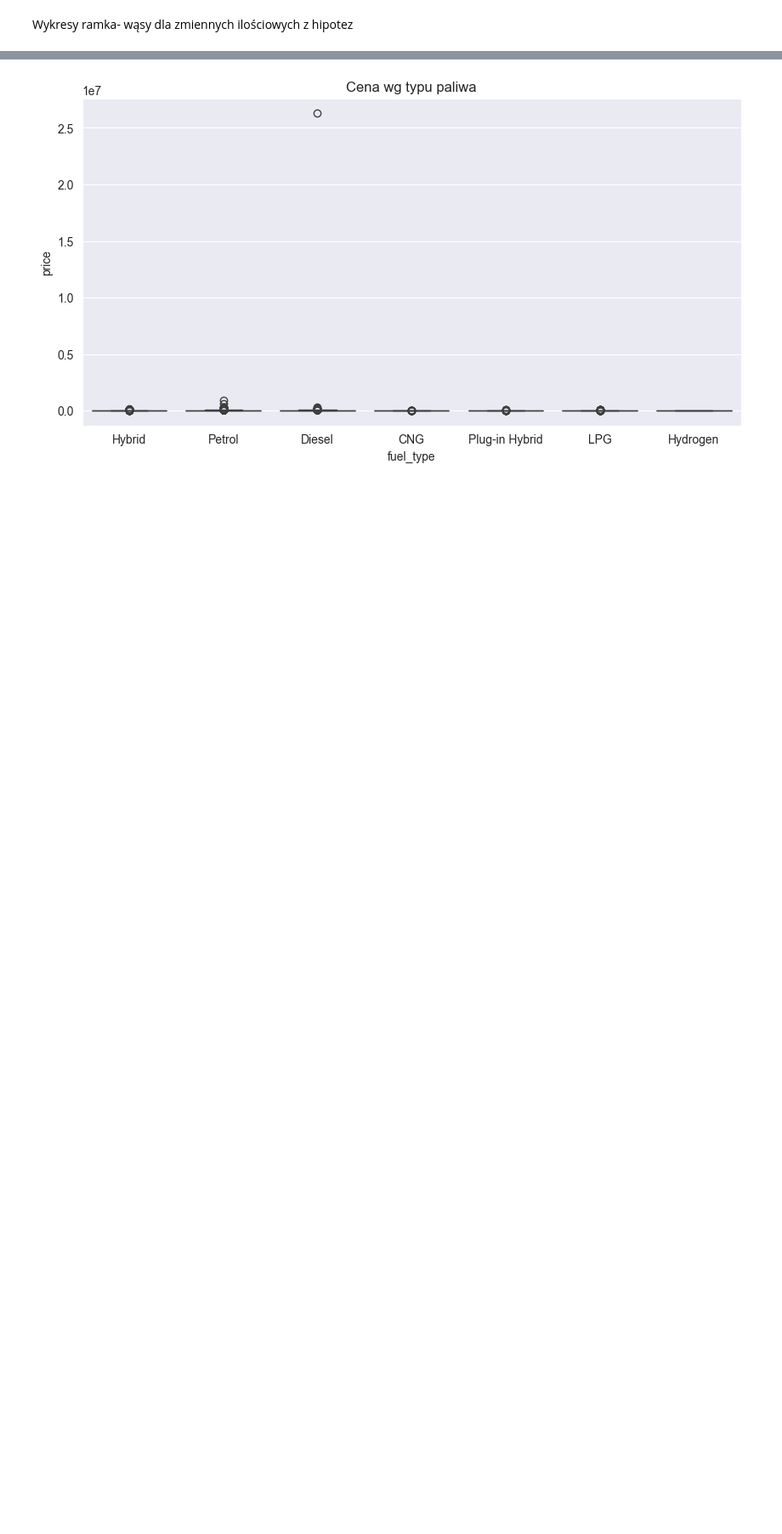
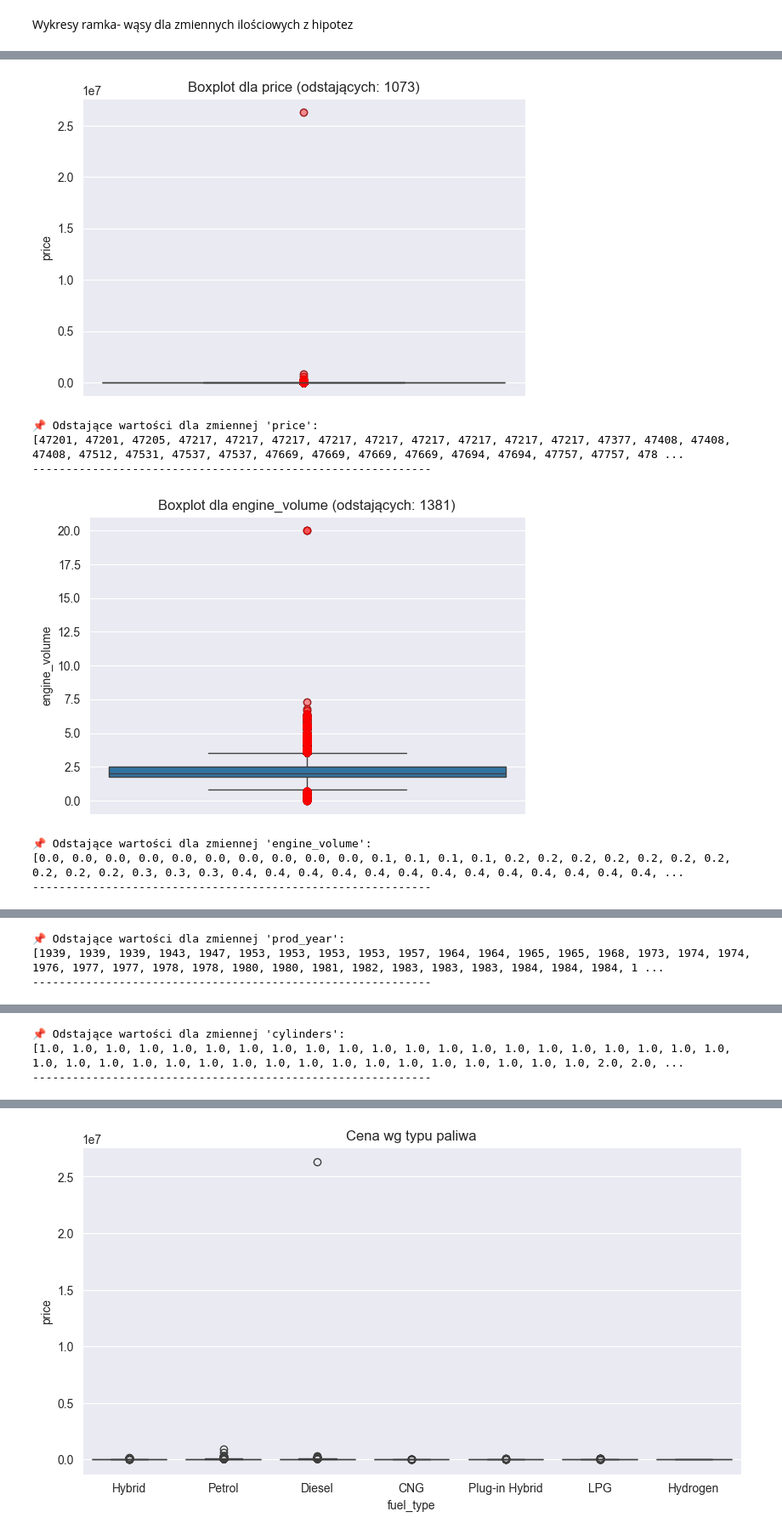
Before and after one commit to julia6twp/eksploracja_projekt, a Jupyter notebook: model1.ipynb, the cells around one changed output, grey strips where cells are left out. Shown at 85% size. Cells and saved outputs as stored; diff of their text form; code cells hidden in the pictures; blank space fills up the shorter version.

```diff
--- a/model1.ipynb
+++ b/model1.ipynb
@@ -334,0 +488,43 @@ Wykresy ramka- wąsy dla zmiennych ilościowych z hipotez
+# %%
+import seaborn as sns
+import matplotlib.pyplot as plt
+
+num_vars = ['price', 'engine_volume', 'prod_year', 'cylinders', 'airbags']
+
+for var in num_vars:
+    plt.figure(figsize=(6, 4))
+
+    # Oblicz Q1, Q3 i IQR
+    Q1 = df[var].quantile(0.25)
+    Q3 = df[var].quantile(0.75)
+    IQR = Q3 - Q1
+    lower_bound = Q1 - 1.5 * IQR
+    upper_bound = Q3 + 1.5 * IQR
+
+    # Znajdź wartości odstające
+    outliers = df[(df[var] < lower_bound) | (df[var] > upper_bound)][var]
+
+    # Wykres boxplot
+    sns.boxplot(y=var, data=df, showfliers=True)
+    plt.title(f'Boxplot dla {var} (odstających: {len(outliers)})')
+
+    # Zaznacz wartości odstające jako czerwone punkty
+    for val in outliers:
+        plt.plot(0, val, 'ro', alpha=0.4)
+
+    plt.tight_layout()
+    plt.show()
+
+    # Wypisz wartości odstające
+    print(f"\n📌 Odstające wartości dla zmiennej '{var}':")
+    print(outliers.sort_values().to_list())
+    print("-" * 60)
+# %% [output]
+[figure, added]
+📌 Odstające wartości dla zmiennej 'price':
+[47201, 47201, 47205, 47217, 47217, 47217, 47217, 47217, 47217, 47217, 47217, 47217, 47377, 47408, 47408, 47408, 47512, 47531, 47537, 47537, 47669, 47669, 47669, 47669, 47694, 47694, 47757, 47757, 478 ...
+------------------------------------------------------------
+[figure, added]
+📌 Odstające wartości dla zmiennej 'engine_volume':
+[0.0, 0.0, 0.0, 0.0, 0.0, 0.0, 0.0, 0.0, 0.0, 0.0, 0.1, 0.1, 0.1, 0.1, 0.2, 0.2, 0.2, 0.2, 0.2, 0.2, 0.2, 0.2, 0.2, 0.2, 0.3, 0.3, 0.3, 0.4, 0.4, 0.4, 0.4, 0.4, 0.4, 0.4, 0.4, 0.4, 0.4, 0.4, 0.4, 0.4, ...
+------------------------------------------------------------
@@ -334,0 +532,3 @@ Wykresy ramka- wąsy dla zmiennych ilościowych z hipotez
+📌 Odstające wartości dla zmiennej 'prod_year':
+[1939, 1939, 1939, 1943, 1947, 1953, 1953, 1953, 1953, 1957, 1964, 1964, 1965, 1965, 1968, 1973, 1974, 1974, 1976, 1977, 1977, 1978, 1978, 1980, 1980, 1981, 1982, 1983, 1983, 1983, 1984, 1984, 1984, 1 ...
+------------------------------------------------------------
@@ -334,0 +536,3 @@ Wykresy ramka- wąsy dla zmiennych ilościowych z hipotez
+📌 Odstające wartości dla zmiennej 'cylinders':
+[1.0, 1.0, 1.0, 1.0, 1.0, 1.0, 1.0, 1.0, 1.0, 1.0, 1.0, 1.0, 1.0, 1.0, 1.0, 1.0, 1.0, 1.0, 1.0, 1.0, 1.0, 1.0, 1.0, 1.0, 1.0, 1.0, 1.0, 1.0, 1.0, 1.0, 1.0, 1.0, 1.0, 1.0, 1.0, 1.0, 1.0, 1.0, 2.0, 2.0, ...
+------------------------------------------------------------
```
Also changed, not shown: parts of 24 cells of this notebook, 1 other file.
